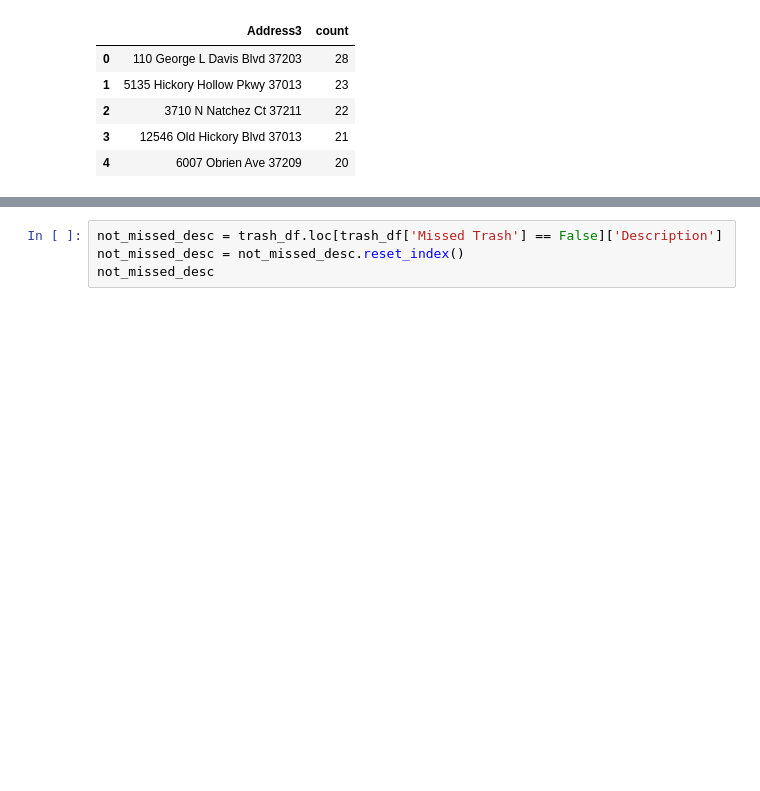
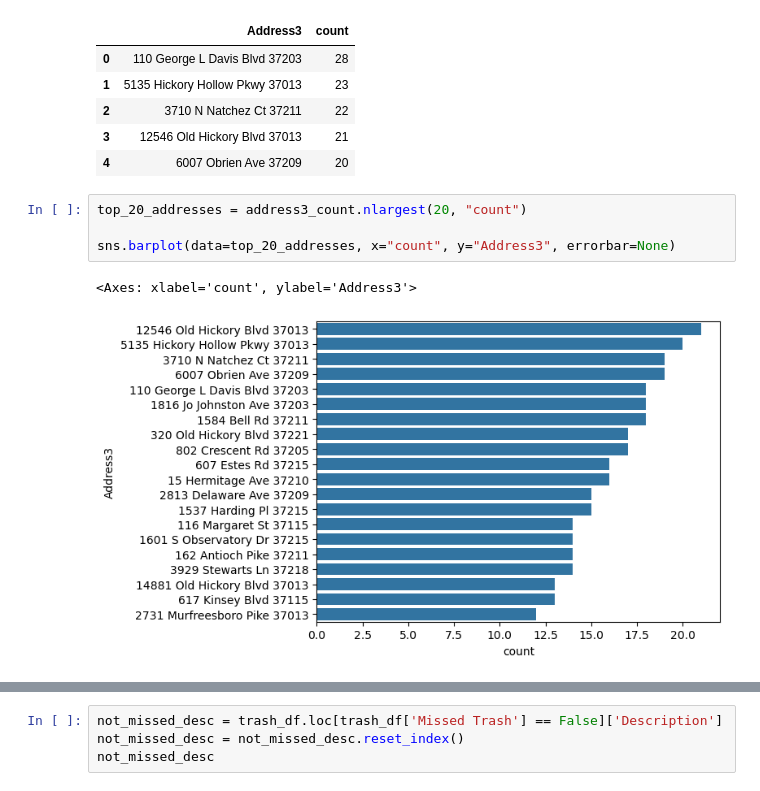
Before and after one commit to NSS-Data-Analytics-Cohort-17/trash-haulers-japan, a Jupyter notebook: scripts/trash_project_Tom.ipynb, the cells around one changed output, grey strips where cells are left out. Saved outputs shown, nothing was run; the diff lists cells and outputs as text; blank space fills up the shorter version.

```diff
--- a/scripts/trash_project_Tom.ipynb
+++ b/scripts/trash_project_Tom.ipynb
@@ -212,3 +275,10 @@ address3_count.head()
 | 2 | 3710 N Natchez Ct 37211 | 22 |
 | 3 | 12546 Old Hickory Blvd 37013 | 21 |
 | 4 | 6007 Obrien Ave 37209 | 20 |
+# %%
+top_20_addresses = address3_count.nlargest(20, "count")
+
+sns.barplot(data=top_20_addresses, x="count", y="Address3", errorbar=None)
+# %% [output]
+<Axes: xlabel='count', ylabel='Address3'>
+[figure, added]
```
Also changed, not shown: parts of 15 cells of this notebook, 4 other files.
